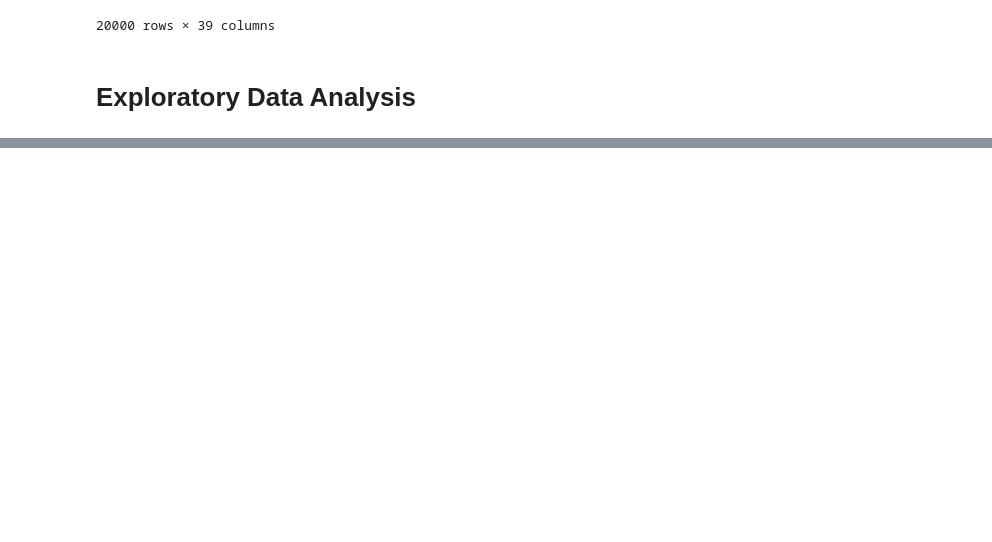
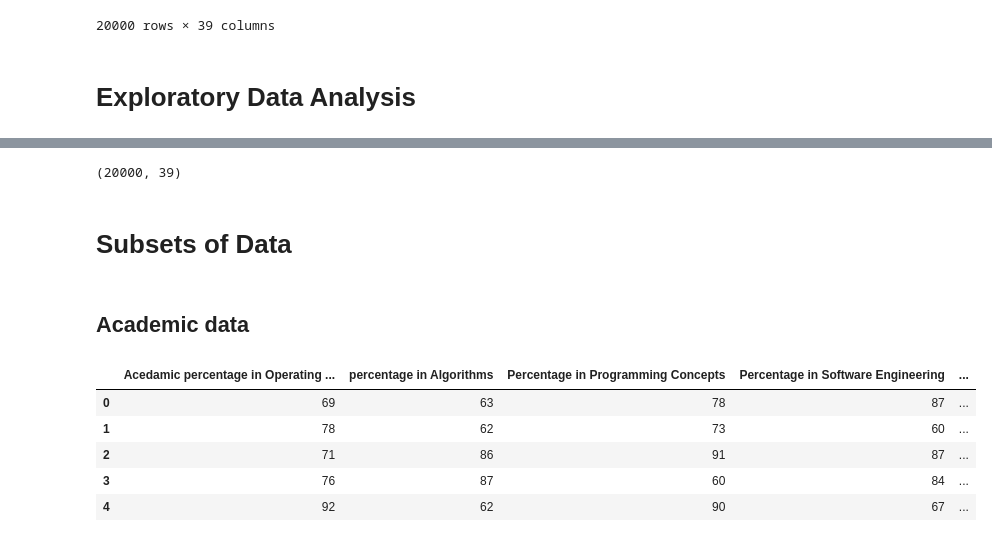
Before and after one commit to ashokseervi114/Job-role-prediction, a Jupyter notebook: ml project code/Project code/research1.ipynb, the cells around one changed output, grey strips where cells are left out. Cells and saved outputs as stored; diff of their text form; code cells hidden in the pictures; blank space fills up the shorter version.

```diff
--- a/ml project code/Project code/research1.ipynb
+++ b/ml project code/Project code/research1.ipynb
@@ -49,0 +108,19 @@ plt.plot(dataset.mean())
+# %%
+data.shape
+# %% [output]
+(20000, 39)
+# %% [markdown]
+# Subsets of Data
+# %% [markdown]
+## Academic data
+# %%
+academic_data_r=dataset.iloc[:,0:9]
+# %%
+academic_data_r.head()
+# %% [output]
+|  | Acedamic percentage in Operating ... | percentage in Algorithms | Percentage in Programming Concepts | Percentage in Software Engineering | ... |
+| 0 | 69 | 63 | 78 | 87 | ... |
+| 1 | 78 | 62 | 73 | 60 | ... |
+| 2 | 71 | 86 | 91 | 87 | ... |
+| 3 | 76 | 87 | 60 | 84 | ... |
+| 4 | 92 | 62 | 90 | 67 | ... |
```
Also changed, not shown: parts of 51 cells of this notebook.
